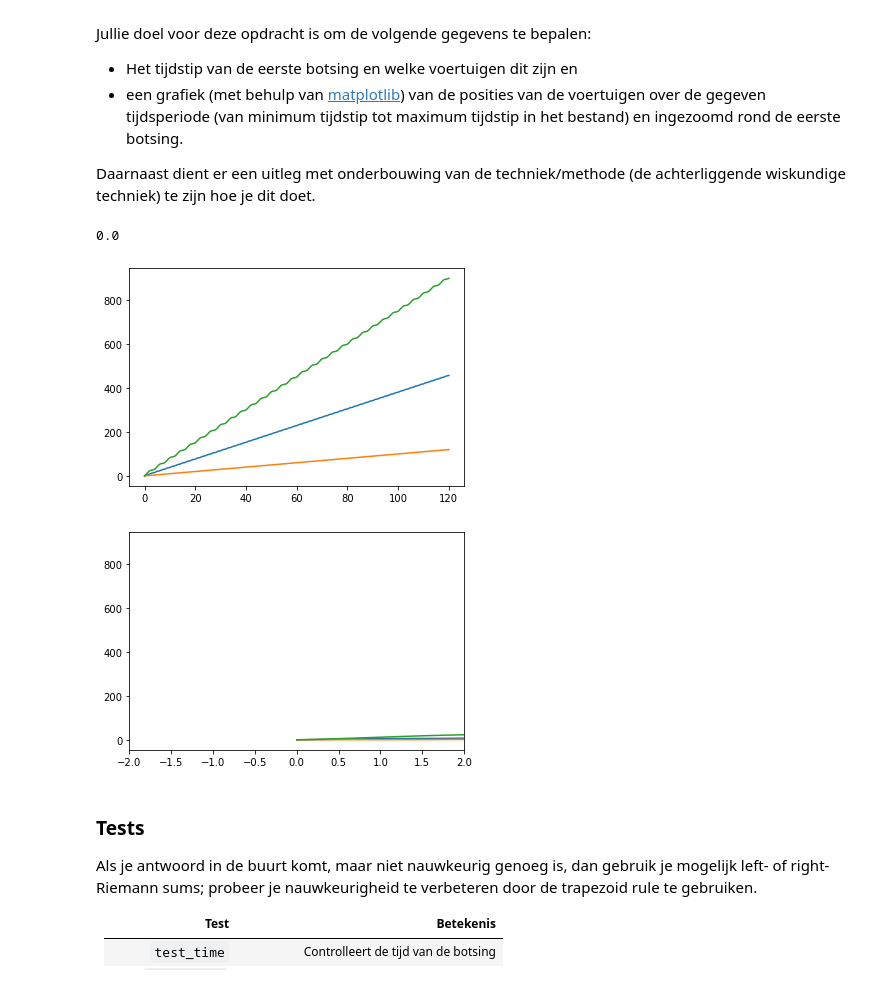
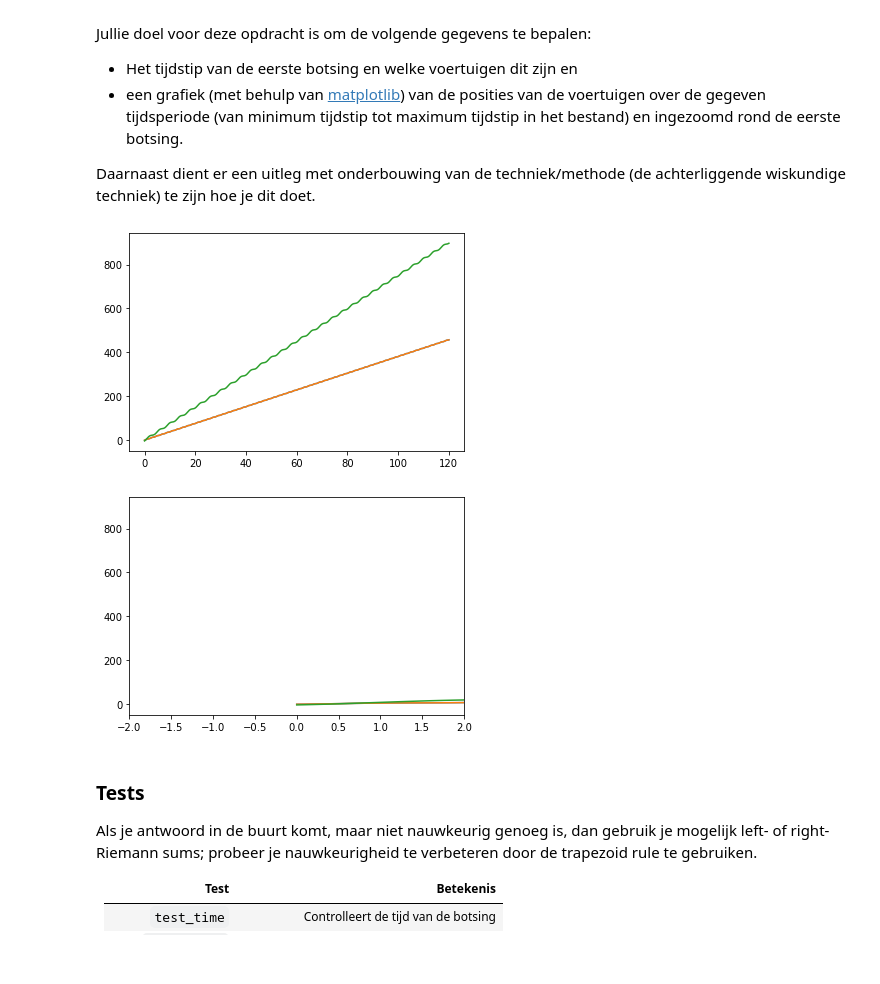
Before and after one commit to JordyAlkema/AC-2020, a Jupyter notebook: AC Werkboek.ipynb, the cells around one changed output. Drawn from its saved outputs; the diff is of its cells as text; code cells hidden in the pictures.

```diff
--- a/AC Werkboek.ipynb
+++ b/AC Werkboek.ipynb
@@ -2789,6 +2832,7 @@ import csv
 import matplotlib.pyplot as plt
 
 def get_data() -> Tuple[np.ndarray, np.ndarray, np.ndarray, np.array]:
+    """Parsed de data uit de CSV en geeft een tuple met deze data terug"""
     # Create the return object
     result = ([],[],[], [])
 
@@ -2815,23 +2859,36 @@ def plot_data(ys: np.ndarray, xss: List[np.ndarray], xrange: Tuple[int,int] = No
     plt.show()
 
 def bereken_posities(times: np.ndarray, speeds: np.ndarray) -> np.ndarray:
+    """Berekent de positie van een auto op de gegeven momenten"""
     result = []
     result.append(speeds[0])
 
+    # Loop over all times
     for i in range(1,len(times)):
+
+        # Get the diffrence between this time and the previous
         time_delta = times[i] - times[i - 1]
 
+        # Calculate the new position by using the old position and the distance driven since then
+        # The distance driven since last time is calulated by multiplying the time that has passed (number of seconds)
+        # By the speed at which the car is traveling (meters per second)
         position_until_now = result[i - 1]
         current_position = position_until_now + (time_delta * speeds[i])
 
+        # Save the position of the car on this time
         result.append(current_position)
 
     return np.asarray(result)
 
 def vind_botsing(t, car1, car2, car3) -> Tuple[float, int, float, int, float]:
+    """Kijkt of er een botsing plaats vindt op een van de gegeven momenten (de momenten uit t),
+    zo ja, dan wordt er een tuple met de tijd van de botsing, auto1, positie van auto1,
+    auto2 en de positie van auto 2 teruggegeven"""
     car_length_m = 2
 
+    # Check all times
     for time in range(len(t)):
+        # Check which cars have an accident (if any) based on their location and the length of the car
         if abs(car1[time] - car2[time]) < car_length_m:
             return t[time], 1, car1[time], 2, car2[time]
 
@@ -2839,25 +2896,24 @@ def vind_botsing(t, car1, car2, car3) -> Tuple[float, int, float, int, float]:
             return t[time], 2, car2[time], 3, car3[time]
 
         elif abs(car3[time] - car1[time]) < car_length_m:
+            print(car1[time])
             return t[time], 1, car1[time], 3, car3[time]
 
     return None
 # %%
 times, car1, car2, car3 = get_data()
 
 pos_car1 = bereken_posities(times, car1)
-pos_car2 = bereken_posities(times, car2)
+pos_car2 = bereken_posities(times, car1)
 pos_car3 = bereken_posities(times, car3)
 
 accident_time, accident_car_1, accident_car_1_pos, accident_car2, accident_car_2_pos = vind_botsing(times, car1, car2, car3)
-print(accident_time)
 
-plot_data(times, np.array([dis_car1, dis_car2, dis_car3]))
-plot_data(times, np.array([dis_car1, dis_car2, dis_car3]), [accident_time - 2, accident_time + 2])
+plot_data(times, np.array([pos_car1, pos_car2, pos_car3]))
+plot_data(times, np.array([pos_car1, pos_car2, pos_car3]), [accident_time - 2, accident_time + 2])
 # %% [output]
-0.0
-[figure, old version]
+[figure, new version]
-[figure, old version]
+[figure, new version]
 # %% [markdown]
 ### Tests
 
```
Also changed, not shown: parts of 25 cells of this notebook, 1 other file.
